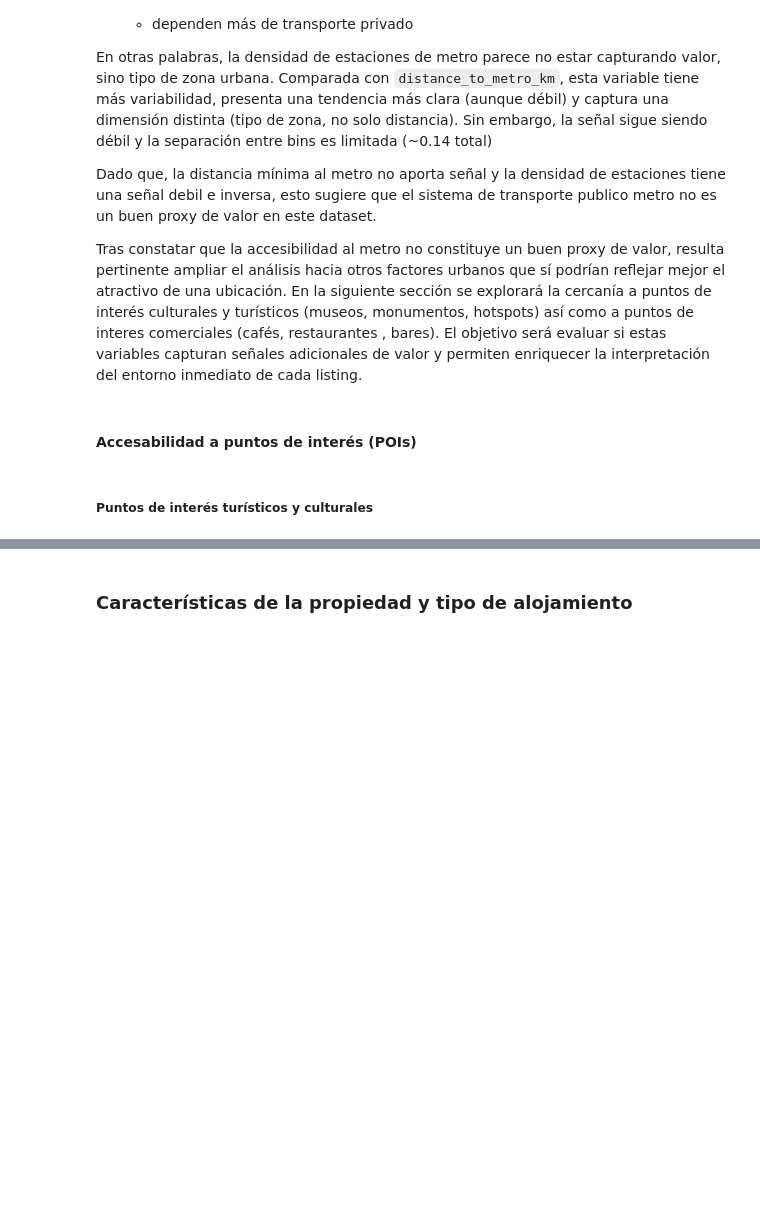
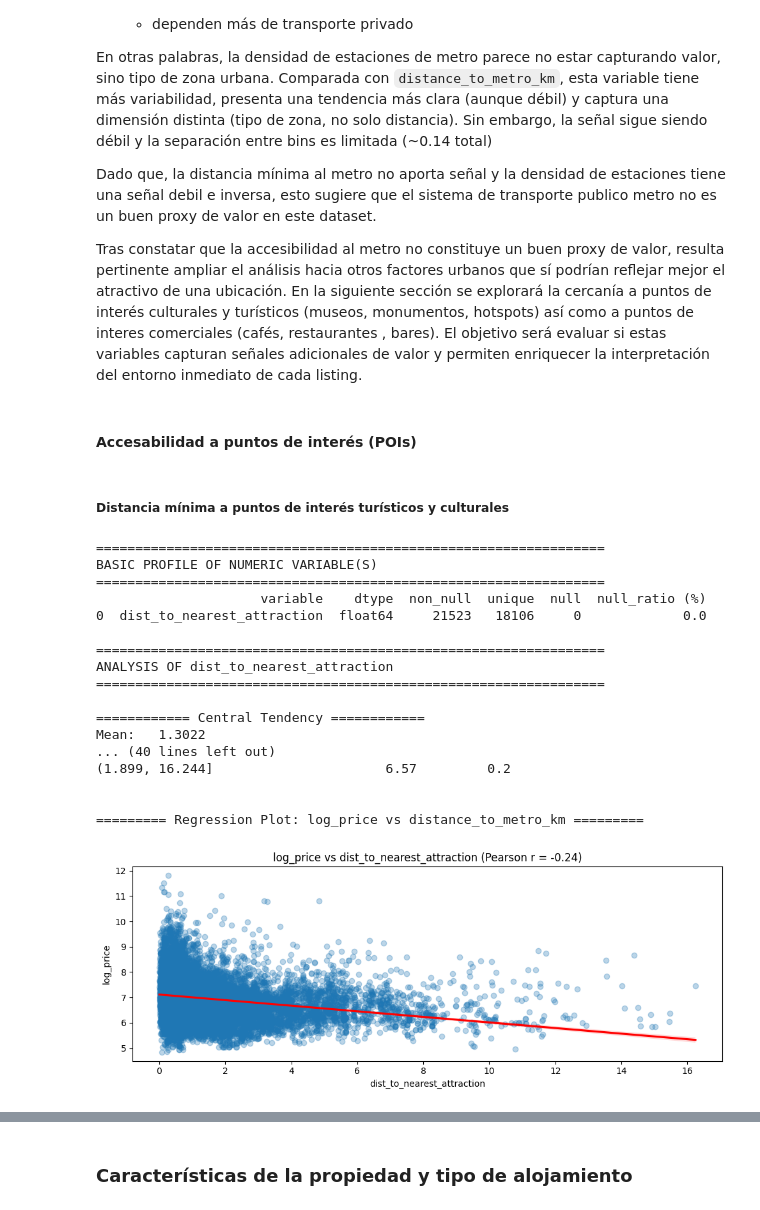
Before and after one commit to josue-rdgzcb/airbnb-price-prediction-cdmx, a Jupyter notebook: notebooks/01_data_exploration.ipynb, the cells around one changed output, grey strips where cells are left out. Cells and saved outputs as stored; diff of their text form; code cells hidden in the pictures; blank space fills up the shorter version.

Commit message:
update notebook 01: analysis of tourist and cultural points of interest

```diff
--- a/notebooks/01_data_exploration.ipynb
+++ b/notebooks/01_data_exploration.ipynb
@@ -1926,4 +1911,4 @@ Tras constatar que la accesibilidad al metro no constituye un buen proxy de valo
 # %% [markdown]
 #### Accesabilidad a puntos de interés (POIs)
 # %% [markdown]
-##### Puntos de interés turísticos y culturales
+##### Distancia mínima a puntos de interés turísticos y culturales
@@ -1929,0 +1951,41 @@ Tras constatar que la accesibilidad al metro no constituye un buen proxy de valo
+# %%
+# Analysis of dist_to_nearest_attraction and their relationship with price
+analyze_numeric_vars(
+    df=df_features,
+    vars=['dist_to_nearest_attraction'],
+    target='log_price'
+)
+
+# Binning of dist_to_nearest_attraction and compute median log price by bins
+binning(
+    df=df_features,
+    vars=['dist_to_nearest_attraction'],
+    target='log_price'
+)
+
+# 5. Plot regplot to visualize relationship between log_price and dist_to_nearest_attraction
+print("\n========= Regression Plot: log_price vs distance_to_metro_km =========")
+plot_regplot(
+    df=df_features,
+    vars=['dist_to_nearest_attraction'],
+    target='log_price'
+)
+# %% [output]
+=================================================================
+BASIC PROFILE OF NUMERIC VARIABLE(S)
+=================================================================
+                     variable    dtype  non_null  unique  null  null_ratio (%)
+0  dist_to_nearest_attraction  float64     21523   18106     0             0.0
+
+=================================================================
+ANALYSIS OF dist_to_nearest_attraction
+=================================================================
+
+============ Central Tendency ============
+Mean:   1.3022
+... (40 lines left out)
+(1.899, 16.244]                      6.57         0.2
+
+
+========= Regression Plot: log_price vs distance_to_metro_km =========
+[figure, added]
```
Also changed, not shown: parts of 26 cells of this notebook.
